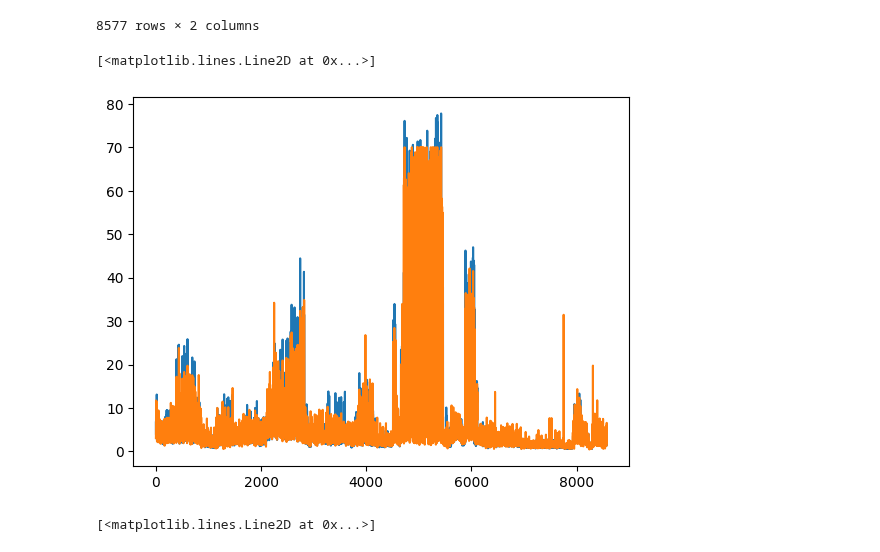
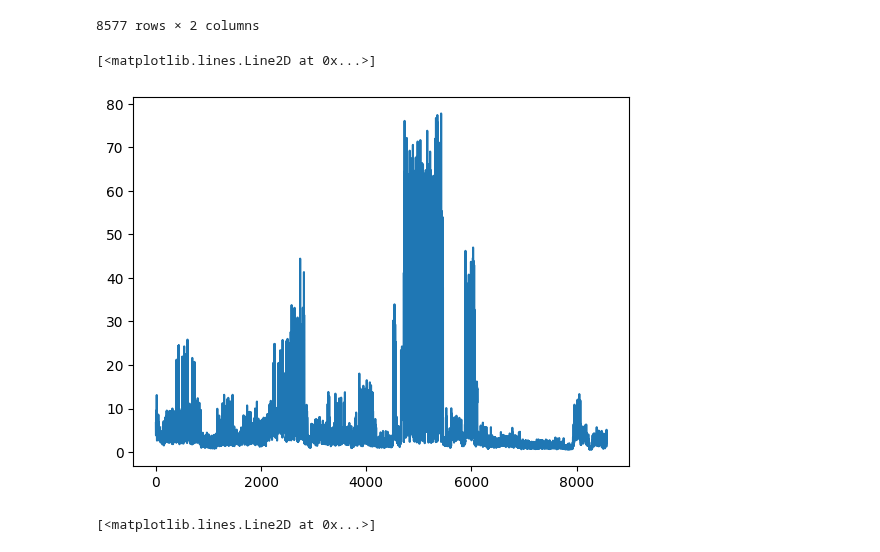
Before and after one commit to vladlevitin/TDT4173-Retail-Revenue-Prediction, a Jupyter notebook: TDT4173 Retail Revenue Prediction/introduction.ipynb, the cells around one changed output. Saved outputs shown, nothing was run; the diff lists cells and outputs as text; code cells hidden in the pictures.

```diff
--- a/TDT4173 Retail Revenue Prediction/introduction.ipynb
+++ b/TDT4173 Retail Revenue Prediction/introduction.ipynb
@@ -1324,13 +1310,13 @@ submission
 # %%
 import matplotlib.pyplot as plt
 
 plt.plot(y_test_pred_lgbm)
 #plt.plot(y_test_pred_xgb)
-plt.plot(y_test_pred_cat)
+#plt.plot(y_test_pred_cat)
 # plt.plot(y_test_pred)
 # %% [output]
 [<matplotlib.lines.Line2D at 0x...>]
-[figure, old version]
+[figure, new version]
 # %%
 #plt.plot(y_test_pred_xgb)
 plt.plot(y_test_pred_cat)
```
Also changed, not shown: parts of 1 cell of this notebook, 11 other files.
